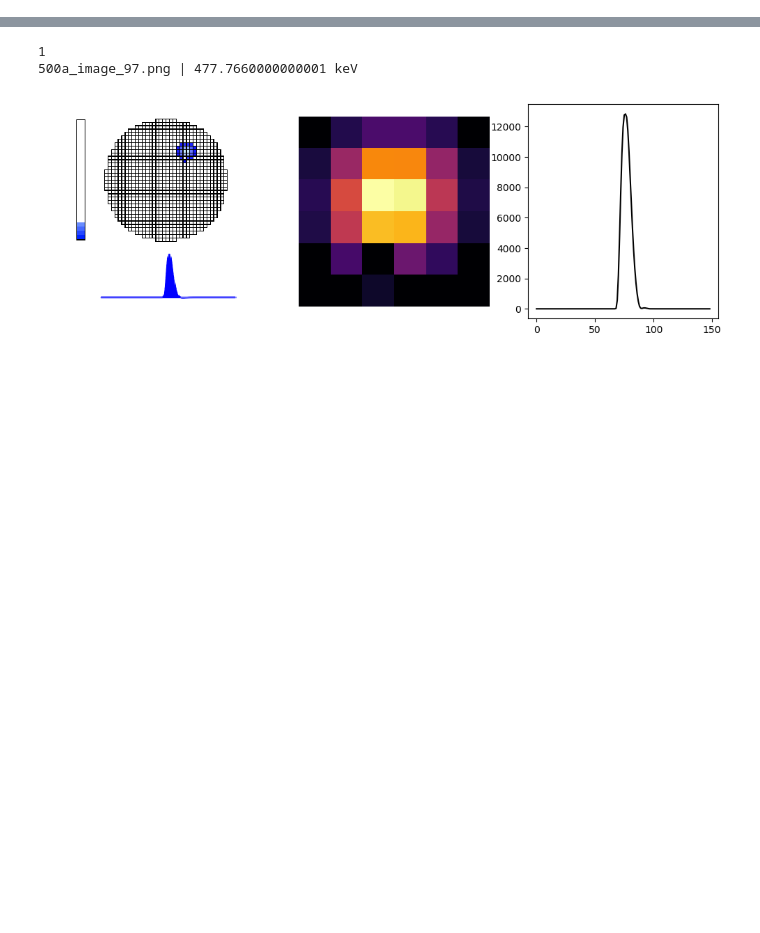
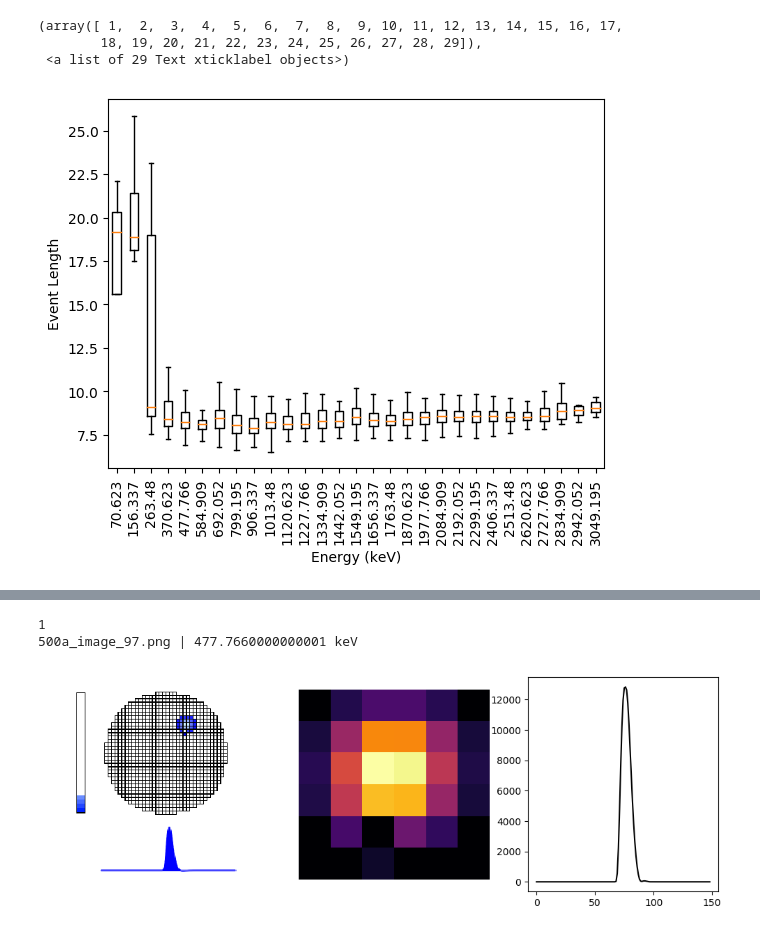
Before and after one commit to Jaros24/GAPA, a Jupyter notebook: Analysis/Image Analysis.ipynb, the cells around one changed output, grey strips where cells are left out. Saved outputs shown, nothing was run; the diff lists cells and outputs as text; code cells hidden in the pictures; blank space fills up the shorter version.

Commit message:
Peak Counter Analysis Script

```diff
--- a/Analysis/Image Analysis.ipynb
+++ b/Analysis/Image Analysis.ipynb
@@ -15,3 +11,5 @@ image_dir = "/mnt/analysis/e17023/Adam/GADGET2/Output/images/"
+# %%
+image_dir = "/mnt/analysis/e21072/h5test/run_0277/len90_ic600000_pads21_eps5_samps5_poly2/773941CUT_Date_01_18_2024/"
 # %%
 def get_energy(image, scale=3000):
     # extract energy bar from image
@@ -113,15 +111,13 @@ def analyze_track(track):
 
     return length, width, num_pads, num_peaks, max_pad, min_pad, avg_pad, num_noise
 # %%
-def get_event_length(length, trace_width):
+def get_event_length(length, trace_width, scale=1):
     # weight of trace in length calculation
     # obtained by minimizing the standard deviation of the length calculation for events of the same energy
-    trace_weight = 0.59176
 
-    scale = 1/2.2 # scale factor for length calculation (pads to mm)
     overshoot = 0 # overshoot of length calculation (mm)
 
-    return scale*(length**2 + trace_weight*trace_width**2)**0.5 - overshoot
+    return (scale*length**2 + trace_width**2)**0.5 - overshoot
 # %%
 i = 0
 try:
@@ -157,7 +153,7 @@ for i in tqdm(range(len(file_list))):
     trace_width, trace_max, trace_avg, trace_peaks = analyze_trace(trace)
     track_length, track_width, num_pads, track_peaks, max_pad, min_pad, avg_pad, num_noise = analyze_track(track)
 
-    event_length = get_event_length(track_length, trace_width)
+    event_length = get_event_length(track_length, trace_width, scale=2.95)
     num_peaks = np.max((trace_peaks, track_peaks))
 
     data_df.loc[len(data_df.index)] = [sim_name, event,
@@ -174,6 +170,20 @@ data_df[float_cols] = data_df[float_cols].astype(float).round(3)
 # %%
 # save data
 data_df.to_csv('event_data.csv', index=False)
+# %%
+plt.boxplot(
+    [data_df[data_df['energy']== e0]['event_length'].values for e0 in np.unique(data_df['energy'])],
+    labels=np.unique(data_df['energy']).astype(float),
+    showfliers=False)
+
+plt.xlabel('Energy (keV)')
+plt.ylabel('Event Length')
+plt.xticks(rotation=90)
+# %% [output]
+(array([ 1,  2,  3,  4,  5,  6,  7,  8,  9, 10, 11, 12, 13, 14, 15, 16, 17,
+        18, 19, 20, 21, 22, 23, 24, 25, 26, 27, 28, 29]),
+ <a list of 29 Text xticklabel objects>)
+[figure, added]
 # %%
 # sort in same order as parameters.csv
 param_df = pd.read_csv('/mnt/analysis/e17023/Adam/GADGET2/Output/parameters.csv')
```
Also changed, not shown: parts of 2 cells of this notebook, 1 other file.
